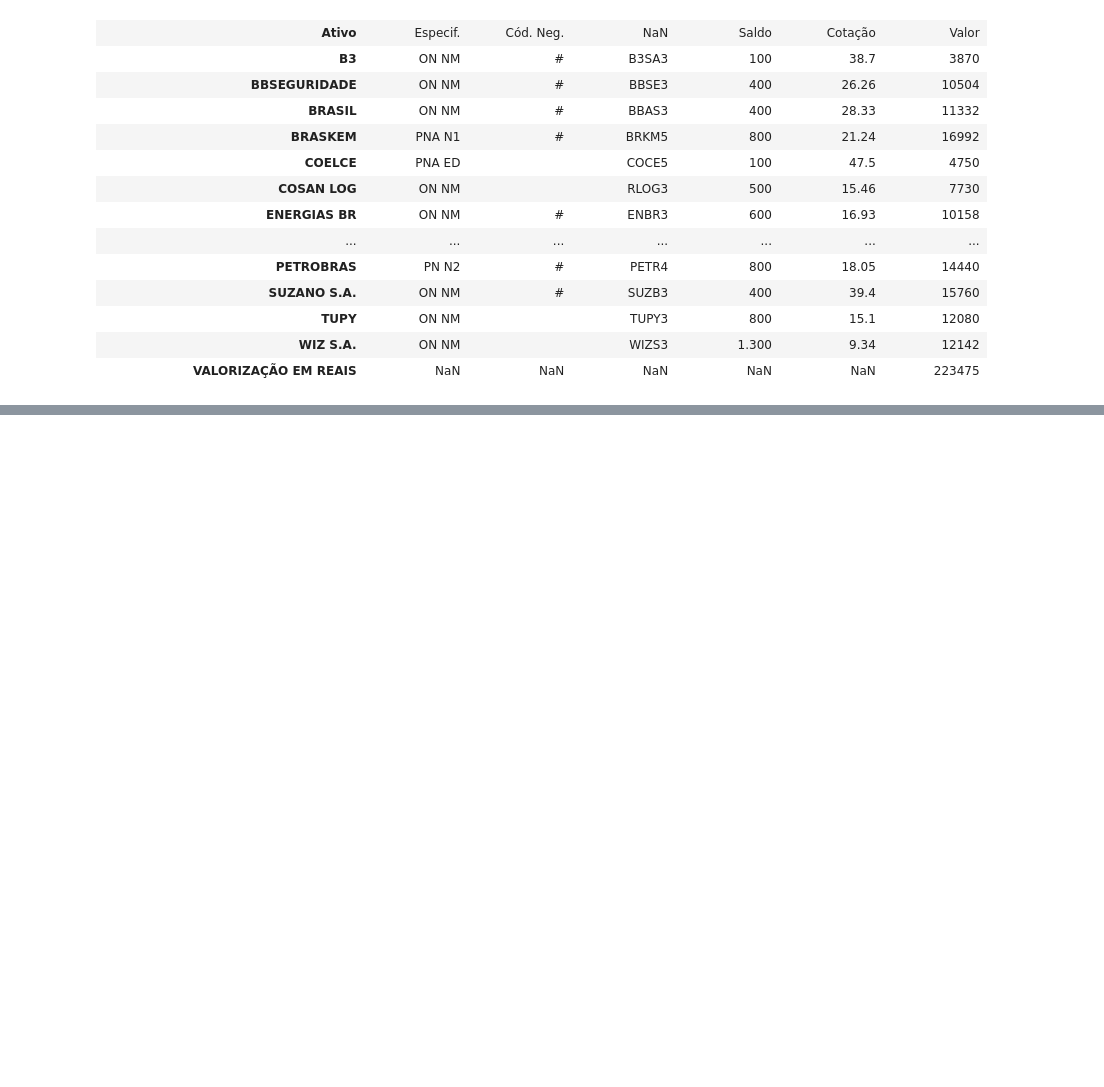
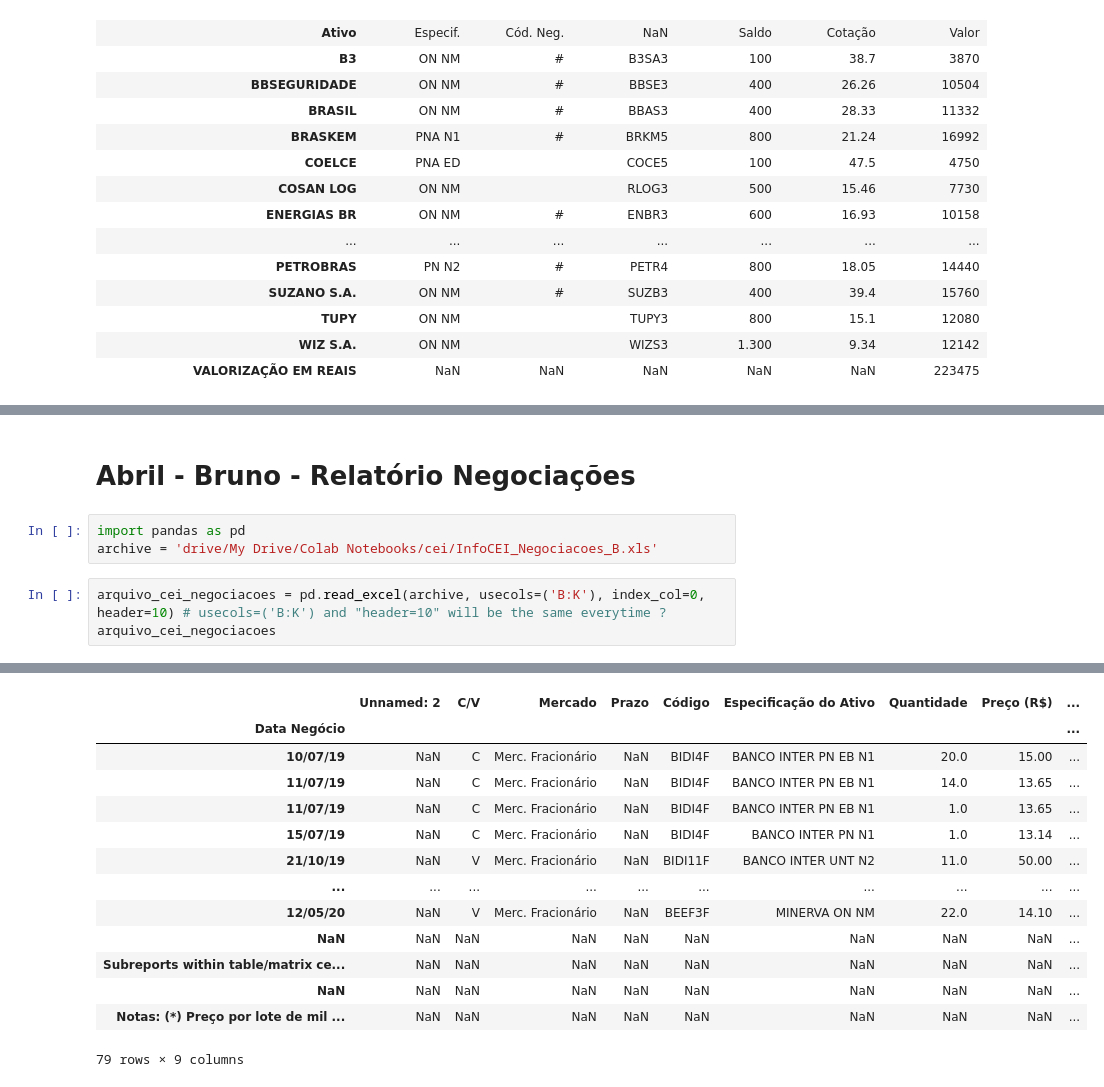
Before and after one commit to fernandofsilva/brazilian-taxes-calculator, a Jupyter notebook: cei_script.ipynb, the cells around one changed output, grey strips where cells are left out. Drawn from its saved outputs; the diff is of its cells as text; blank space fills up the shorter version.

```diff
--- a/cei_script.ipynb
+++ b/cei_script.ipynb
@@ -338,0 +420,9 @@ arquivo_cei_custodia
+# %% [markdown]
+# Abril - Bruno - Relatório Negociações
+# %%
+import pandas as pd
+archive = 'drive/My Drive/Colab Notebooks/cei/InfoCEI_Negociacoes_B.xls'
+# %%
+arquivo_cei_negociacoes = pd.read_excel(archive, usecols=('B:K'), index_col=0, header=10) # usecols=('B:K') and "header=10" will be the same everytime ?
+arquivo_cei_negociacoes
+# %% [output]
@@ -338,0 +430,14 @@ arquivo_cei_custodia
+|  | Unnamed: 2 | C/V | Mercado | Prazo | Código | Especificação do Ativo | Quantidade | Preço (R$) | ... |
+| Data Negócio |  |  |  |  |  |  |  |  | ... |
+| 10/07/19 | NaN | C | Merc. Fracionário | NaN | BIDI4F | BANCO INTER PN EB N1 | 20.0 | 15.00 | ... |
+| 11/07/19 | NaN | C | Merc. Fracionário | NaN | BIDI4F | BANCO INTER PN EB N1 | 14.0 | 13.65 | ... |
+| 11/07/19 | NaN | C | Merc. Fracionário | NaN | BIDI4F | BANCO INTER PN EB N1 | 1.0 | 13.65 | ... |
+| 15/07/19 | NaN | C | Merc. Fracionário | NaN | BIDI4F | BANCO INTER PN N1 | 1.0 | 13.14 | ... |
+| 21/10/19 | NaN | V | Merc. Fracionário | NaN | BIDI11F | BANCO INTER UNT N2 | 11.0 | 50.00 | ... |
+| ... | ... | ... | ... | ... | ... | ... | ... | ... | ... |
+| 12/05/20 | NaN | V | Merc. Fracionário | NaN | BEEF3F | MINERVA ON NM | 22.0 | 14.10 | ... |
+| NaN | NaN | NaN | NaN | NaN | NaN | NaN | NaN | NaN | ... |
+| Subreports within table/matrix ce... | NaN | NaN | NaN | NaN | NaN | NaN | NaN | NaN | ... |
+| NaN | NaN | NaN | NaN | NaN | NaN | NaN | NaN | NaN | ... |
+| Notas: (*) Preço por lote de mil ... | NaN | NaN | NaN | NaN | NaN | NaN | NaN | NaN | ... |
+79 rows × 9 columns
```
Also changed, not shown: parts of 10 cells of this notebook.
